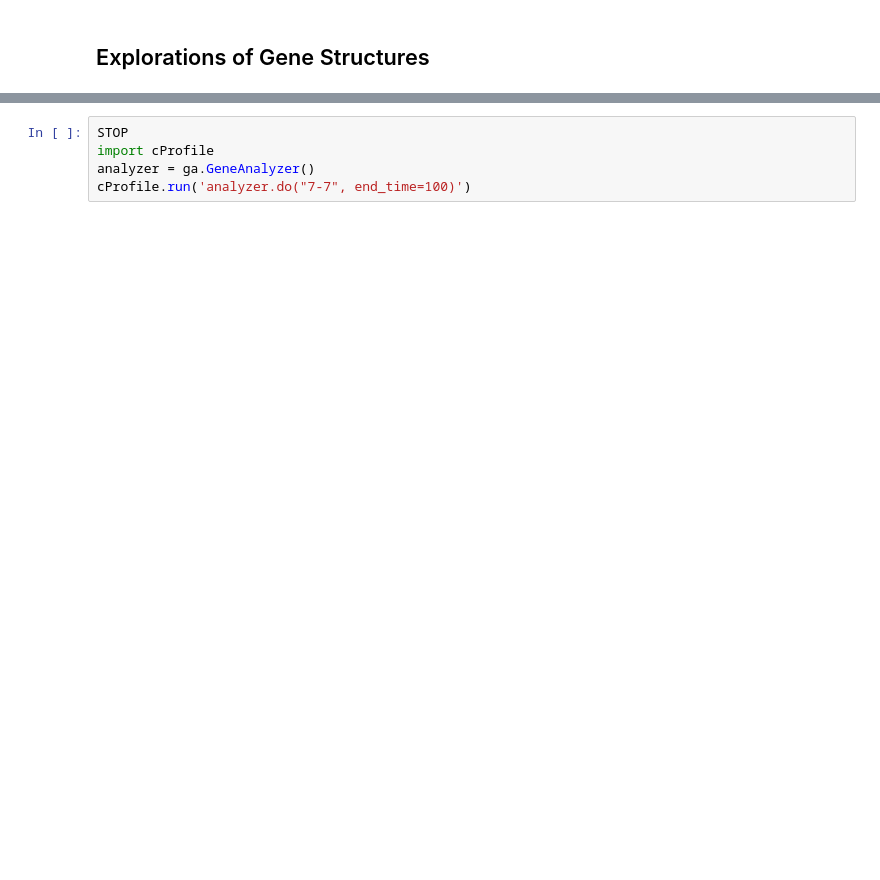
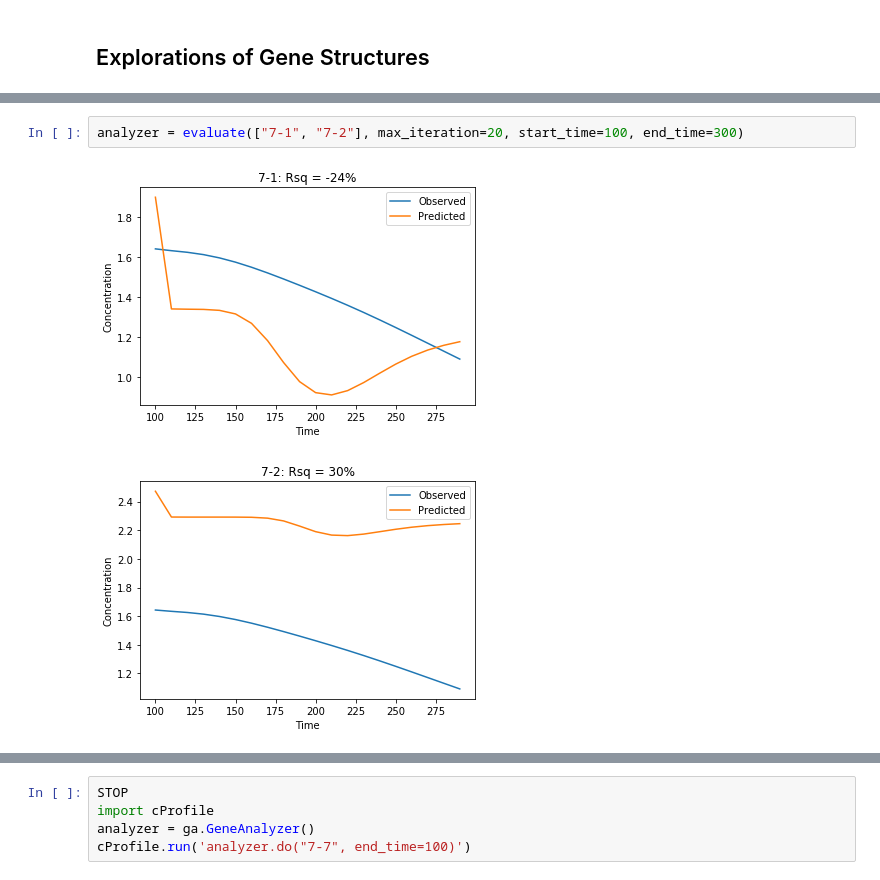
Before and after one commit to ModelEngineering/advancing-biomedical-models, a Jupyter notebook: ModelingGame/game_analysis.ipynb, the cells around one changed output, grey strips where cells are left out. Drawn from its saved outputs; the diff is of its cells as text; blank space fills up the shorter version.

```diff
--- a/ModelingGame/game_analysis.ipynb
+++ b/ModelingGame/game_analysis.ipynb
@@ -32,0 +41,5 @@ evaluate(["7-7"], max_iteration=20, end_time=200)
+# %%
+analyzer = evaluate(["7-1", "7-2"], max_iteration=20, start_time=100, end_time=300)
+# %% [output]
+[figure, added]
+[figure, added]
```
Also changed, not shown: parts of 12 cells of this notebook.
